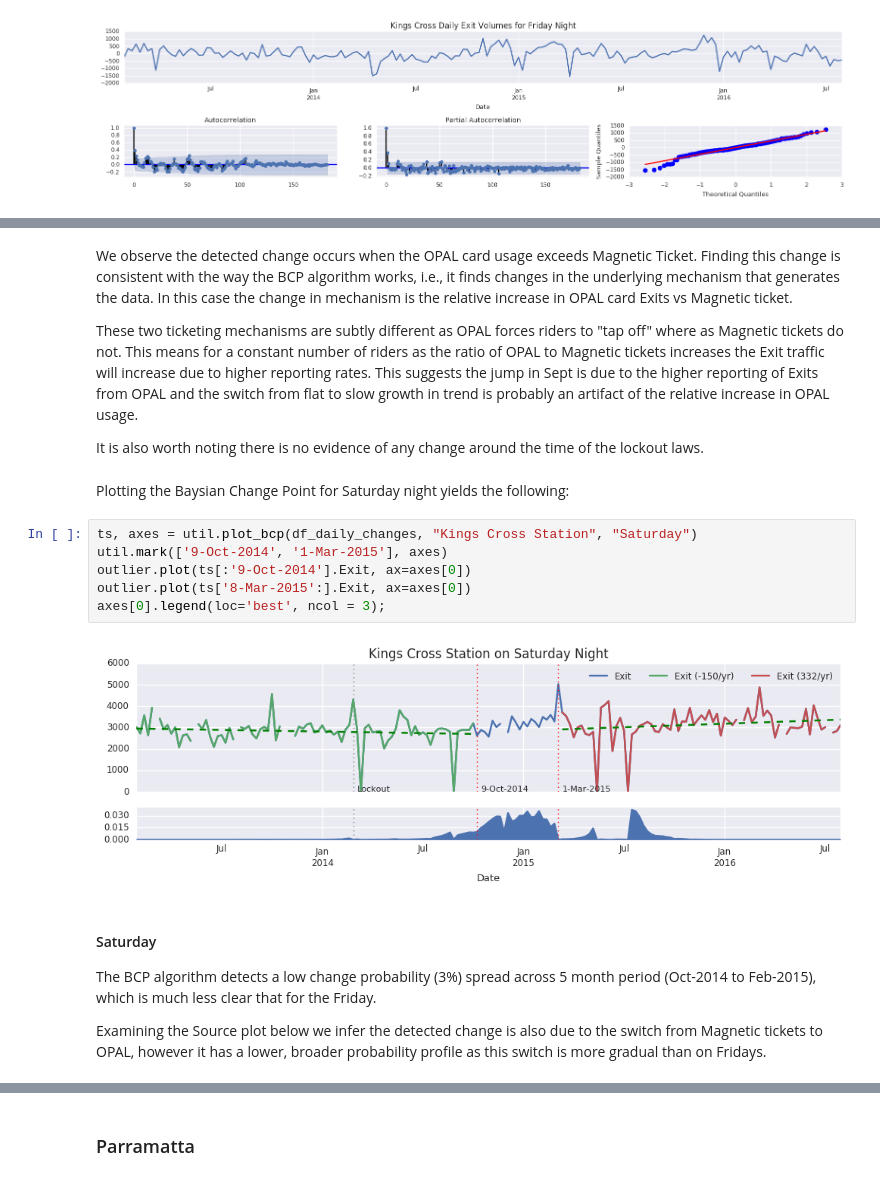
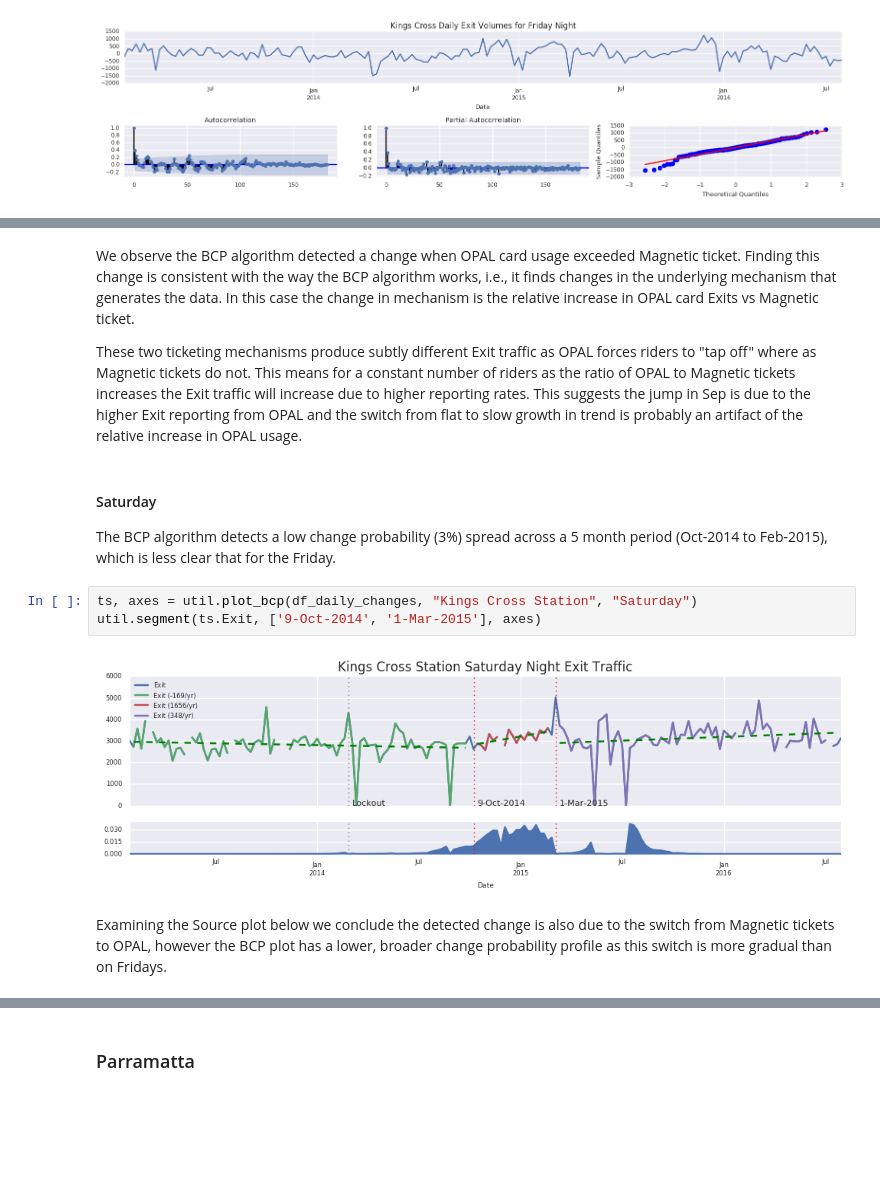
Before and after one commit to Kevin-McIsaac/Nightlife, a Jupyter notebook: 9.1_Lockout_Law_Impact_on_Train_Usage.ipynb, the cells around one changed output, grey strips where cells are left out. Drawn from its saved outputs; the diff is of its cells as text; blank space fills up the shorter version.

```diff
--- a/9.1_Lockout_Law_Impact_on_Train_Usage.ipynb
+++ b/9.1_Lockout_Law_Impact_on_Train_Usage.ipynb
@@ -196,23 +196,16 @@ plt.legend(loc='lower left');
 # %% [markdown]
-We observe the detected change occurs when the OPAL card usage exceeds Magnetic Ticket. Finding this change is consistent with the way the BCP algorithm works, i.e., it finds changes in the underlying mechanism that generates the data.  In this case the change in mechanism is the relative increase in OPAL card Exits vs Magnetic ticket.
+We observe the BCP algorithm detected a change when OPAL card usage exceeded Magnetic ticket. Finding this change is consistent with the way the BCP algorithm works, i.e., it finds changes in the underlying mechanism that generates the data.  In this case the change in mechanism is the relative increase in OPAL card Exits vs Magnetic ticket.
 
-These two ticketing mechanisms are subtly different as OPAL forces riders to "tap off" where as Magnetic tickets do not. This means for a constant number of riders as the ratio of OPAL to Magnetic tickets increases the Exit traffic will increase due to higher reporting rates. This suggests the jump in Sept is due to the higher reporting of Exits from OPAL and the switch from flat to slow growth in trend is probably an artifact of the relative increase in OPAL usage.
-
-It is also worth noting there is no evidence of any change around the time of the lockout laws.
+These two ticketing mechanisms produce subtly different Exit traffic as OPAL forces riders to "tap off" where as Magnetic tickets do not. This means for a constant number of riders as the ratio of OPAL to Magnetic tickets increases the Exit traffic will increase due to higher reporting rates. This suggests the jump in Sep is due to the higher Exit reporting  from OPAL and the switch from flat to slow growth in trend is probably an artifact of the relative increase in OPAL usage.
-# %% [markdown]
-Plotting the Baysian Change Point for Saturday night yields the following:
+# %% [markdown]
+#### Saturday
+The BCP algorithm detects a low change probability (3%) spread across a 5 month period (Oct-2014 to Feb-2015), which is less clear that for the Friday.
 # %%
 ts, axes = util.plot_bcp(df_daily_changes, "Kings Cross Station", "Saturday")
-util.mark(['9-Oct-2014', '1-Mar-2015'], axes)
-outlier.plot(ts[:'9-Oct-2014'].Exit, ax=axes[0])
-outlier.plot(ts['8-Mar-2015':].Exit, ax=axes[0])
-axes[0].legend(loc='best', ncol = 3);
+util.segment(ts.Exit, ['9-Oct-2014', '1-Mar-2015'], axes)
 # %% [output]
-[figure, old version]
+[figure, new version]
 # %% [markdown]
-#### Saturday
-The BCP algorithm detects a low change probability (3%) spread across 5 month period (Oct-2014 to Feb-2015), which is much less clear that for the Friday.
-
-Examining the Source plot below we infer the detected change is also due to the switch from Magnetic tickets to OPAL, however it has a lower, broader probability profile as this switch is more gradual than on Fridays.
+Examining the Source plot below we conclude the detected change is also due to the switch from Magnetic tickets to OPAL, however the BCP plot has a lower, broader change probability profile as this switch is more gradual than on Fridays.
 # %%
 ax = util.plot_source(df_raw, "Kings Cross Station", "Saturday")
```
Also changed, not shown: parts of 32 cells of this notebook, 2 other files.
